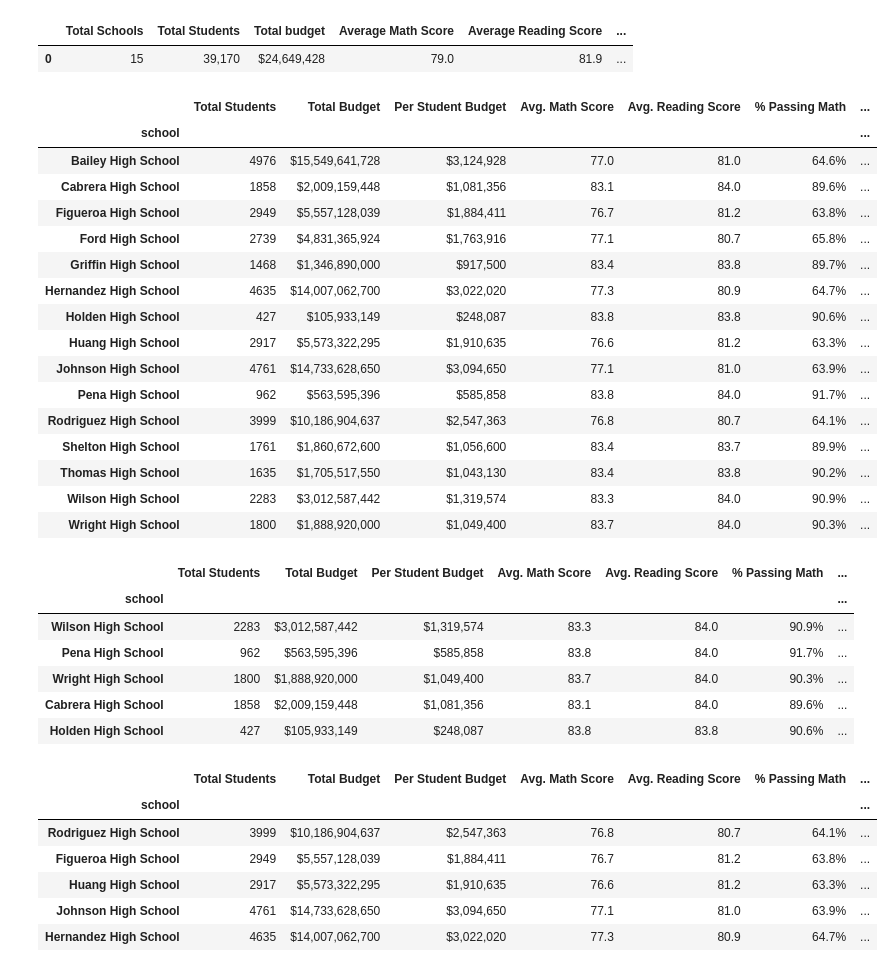
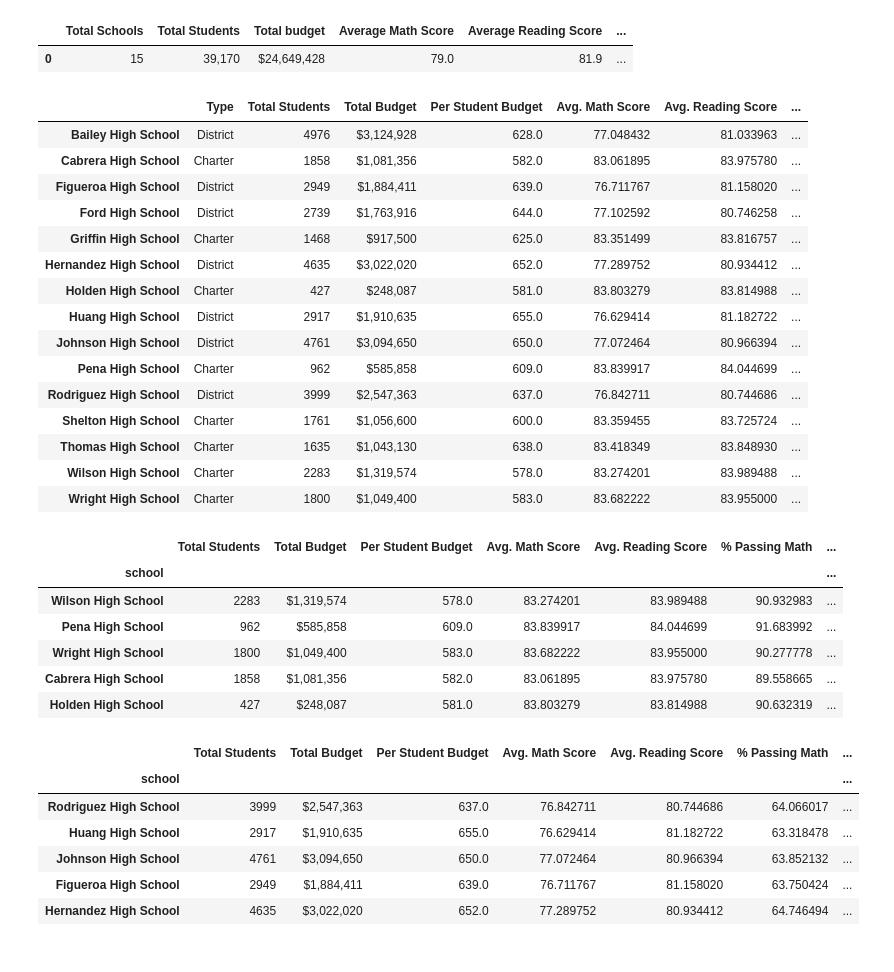
Before and after one commit to Prathamdoshi/School-District-Data-Analytics, a Jupyter notebook: School District Data Analysis.ipynb, the cells around one changed output. Saved outputs shown, nothing was run; the diff lists cells and outputs as text; code cells hidden in the pictures.

```diff
--- a/School District Data Analysis.ipynb
+++ b/School District Data Analysis.ipynb
@@ -86,53 +86,52 @@ district_summary_df
 | 0 | 15 | 39,170 | $24,649,428 | 79.0 | 81.9 | ... |
 # %%
 total_students = district_df.groupby('school').count()['Student ID']
-total_budget = district_df.groupby('school').sum()['budget']
+total_budget = district_df.groupby('school').mean()['budget']
 per_student_budget = total_budget/total_students
 avg_math_score = district_df.groupby('school').mean()['math_score']
 avg_reading_score = district_df.groupby('school').mean()['reading_score']
-percent_passing_math = district_df.loc[district_df['math_score'] >70].groupby('school').count()['math_score'] / school_summary_df['Total Students'] * 100
-percent_passing_reading = district_df.loc[district_df['reading_score'] >70].groupby('school').count()['reading_score'] / school_summary_df['Total Students'] * 100
+percent_passing_math = district_df.loc[district_df['math_score'] >70].groupby('school').count()['math_score'] / total_students * 100
+percent_passing_reading = district_df.loc[district_df['reading_score'] >70].groupby('school').count()['reading_score'] / total_students * 100
 percent_total = (percent_passing_math + percent_passing_reading)/2
-
+school_types = schools_df.set_index(["school"])["type"]
 
 school_summary_df = pd.DataFrame({
+    'Type':school_types,
     'Total Students': total_students,
     'Total Budget': total_budget,
     'Per Student Budget': per_student_budget,
     'Avg. Math Score': avg_math_score,
     'Avg. Reading Score': avg_reading_score,
     '% Passing Math': percent_passing_math,
     '% Passing Reading': percent_passing_reading,
     'Overall Passing Rate': percent_total
 })
 
 school_summary_df['Total Budget'] = school_summary_df['Total Budget'].map(" ${:,.0f}".format)
-school_summary_df['Per Student Budget'] = school_summary_df['Per Student Budget'].map(" ${:,.0f}".format)
-school_summary_df['Avg. Math Score'] = school_summary_df['Avg. Math Score'].map(" {:,.1f}".format)
-school_summary_df['Avg. Reading Score'] = school_summary_df['Avg. Reading Score'].map(" {:,.1f}".format)
-school_summary_df['% Passing Reading'] = school_summary_df['% Passing Reading'].map(" {:,.1f}%".format)
-school_summary_df['% Passing Math'] = school_summary_df['% Passing Math'].map(" {:,.1f}%".format)
-school_summary_df['Overall Passing Rate'] = school_summary_df['Overall Passing Rate'].map(" {:,.1f}%".format)
-
+#school_summary_df['Per Student Budget'] = school_summary_df['Per Student Budget'].map(" ${:,.0f}".format)
+#school_summary_df['Avg. Math Score'] = school_summary_df['Avg. Math Score'].map(" {:,.1f}".format)
+#school_summary_df['Avg. Reading Score'] = school_summary_df['Avg. Reading Score'].map(" {:,.1f}".format)
+# school_summary_df['% Passing Reading'] = school_summary_df['% Passing Reading'].map(" {:,.1f}%".format)
+# school_summary_df['% Passing Math'] = school_summary_df['% Passing Math'].map(" {:,.1f}%".format)
+# school_summary_df['Overall Passing Rate'] = school_summary_df['Overall Passing Rate'].map(" {:,.1f}%".format)
 school_summary_df
 # %% [output]
-|  | Total Students | Total Budget | Per Student Budget | Avg. Math Score | Avg. Reading Score | % Passing Math | ... |
-| school |  |  |  |  |  |  | ... |
-| Bailey High School | 4976 | $15,549,641,728 | $3,124,928 | 77.0 | 81.0 | 64.6% | ... |
-| Cabrera High School | 1858 | $2,009,159,448 | $1,081,356 | 83.1 | 84.0 | 89.6% | ... |
-| Figueroa High School | 2949 | $5,557,128,039 | $1,884,411 | 76.7 | 81.2 | 63.8% | ... |
-| Ford High School | 2739 | $4,831,365,924 | $1,763,916 | 77.1 | 80.7 | 65.8% | ... |
-| Griffin High School | 1468 | $1,346,890,000 | $917,500 | 83.4 | 83.8 | 89.7% | ... |
-| Hernandez High School | 4635 | $14,007,062,700 | $3,022,020 | 77.3 | 80.9 | 64.7% | ... |
-| Holden High School | 427 | $105,933,149 | $248,087 | 83.8 | 83.8 | 90.6% | ... |
-| Huang High School | 2917 | $5,573,322,295 | $1,910,635 | 76.6 | 81.2 | 63.3% | ... |
-| Johnson High School | 4761 | $14,733,628,650 | $3,094,650 | 77.1 | 81.0 | 63.9% | ... |
-| Pena High School | 962 | $563,595,396 | $585,858 | 83.8 | 84.0 | 91.7% | ... |
-| Rodriguez High School | 3999 | $10,186,904,637 | $2,547,363 | 76.8 | 80.7 | 64.1% | ... |
-| Shelton High School | 1761 | $1,860,672,600 | $1,056,600 | 83.4 | 83.7 | 89.9% | ... |
-| Thomas High School | 1635 | $1,705,517,550 | $1,043,130 | 83.4 | 83.8 | 90.2% | ... |
-| Wilson High School | 2283 | $3,012,587,442 | $1,319,574 | 83.3 | 84.0 | 90.9% | ... |
-| Wright High School | 1800 | $1,888,920,000 | $1,049,400 | 83.7 | 84.0 | 90.3% | ... |
+|  | Type | Total Students | Total Budget | Per Student Budget | Avg. Math Score | Avg. Reading Score | ... |
+| Bailey High School | District | 4976 | $3,124,928 | 628.0 | 77.048432 | 81.033963 | ... |
+| Cabrera High School | Charter | 1858 | $1,081,356 | 582.0 | 83.061895 | 83.975780 | ... |
+| Figueroa High School | District | 2949 | $1,884,411 | 639.0 | 76.711767 | 81.158020 | ... |
+| Ford High School | District | 2739 | $1,763,916 | 644.0 | 77.102592 | 80.746258 | ... |
+| Griffin High School | Charter | 1468 | $917,500 | 625.0 | 83.351499 | 83.816757 | ... |
+| Hernandez High School | District | 4635 | $3,022,020 | 652.0 | 77.289752 | 80.934412 | ... |
+| Holden High School | Charter | 427 | $248,087 | 581.0 | 83.803279 | 83.814988 | ... |
+| Huang High School | District | 2917 | $1,910,635 | 655.0 | 76.629414 | 81.182722 | ... |
+| Johnson High School | District | 4761 | $3,094,650 | 650.0 | 77.072464 | 80.966394 | ... |
+| Pena High School | Charter | 962 | $585,858 | 609.0 | 83.839917 | 84.044699 | ... |
+| Rodriguez High School | District | 3999 | $2,547,363 | 637.0 | 76.842711 | 80.744686 | ... |
+| Shelton High School | Charter | 1761 | $1,056,600 | 600.0 | 83.359455 | 83.725724 | ... |
+| Thomas High School | Charter | 1635 | $1,043,130 | 638.0 | 83.418349 | 83.848930 | ... |
+| Wilson High School | Charter | 2283 | $1,319,574 | 578.0 | 83.274201 | 83.989488 | ... |
+| Wright High School | Charter | 1800 | $1,049,400 | 583.0 | 83.682222 | 83.955000 | ... |
 # %%
 # Top performing school
 school_summary_df = school_summary_df.sort_values('Overall Passing Rate',ascending=False)
@@ -140,11 +139,11 @@ school_summary_df.head()
 # %% [output]
 |  | Total Students | Total Budget | Per Student Budget | Avg. Math Score | Avg. Reading Score | % Passing Math | ... |
 | school |  |  |  |  |  |  | ... |
-| Wilson High School | 2283 | $3,012,587,442 | $1,319,574 | 83.3 | 84.0 | 90.9% | ... |
-| Pena High School | 962 | $563,595,396 | $585,858 | 83.8 | 84.0 | 91.7% | ... |
-| Wright High School | 1800 | $1,888,920,000 | $1,049,400 | 83.7 | 84.0 | 90.3% | ... |
-| Cabrera High School | 1858 | $2,009,159,448 | $1,081,356 | 83.1 | 84.0 | 89.6% | ... |
-| Holden High School | 427 | $105,933,149 | $248,087 | 83.8 | 83.8 | 90.6% | ... |
+| Wilson High School | 2283 | $1,319,574 | 578.0 | 83.274201 | 83.989488 | 90.932983 | ... |
+| Pena High School | 962 | $585,858 | 609.0 | 83.839917 | 84.044699 | 91.683992 | ... |
+| Wright High School | 1800 | $1,049,400 | 583.0 | 83.682222 | 83.955000 | 90.277778 | ... |
+| Cabrera High School | 1858 | $1,081,356 | 582.0 | 83.061895 | 83.975780 | 89.558665 | ... |
+| Holden High School | 427 | $248,087 | 581.0 | 83.803279 | 83.814988 | 90.632319 | ... |
 # %%
 # Bottom performing school
 school_summary_df = school_summary_df.sort_values('Overall Passing Rate',ascending=True)
@@ -152,8 +151,8 @@ school_summary_df.head()
 # %% [output]
 |  | Total Students | Total Budget | Per Student Budget | Avg. Math Score | Avg. Reading Score | % Passing Math | ... |
 | school |  |  |  |  |  |  | ... |
-| Rodriguez High School | 3999 | $10,186,904,637 | $2,547,363 | 76.8 | 80.7 | 64.1% | ... |
-| Figueroa High School | 2949 | $5,557,128,039 | $1,884,411 | 76.7 | 81.2 | 63.8% | ... |
-| Huang High School | 2917 | $5,573,322,295 | $1,910,635 | 76.6 | 81.2 | 63.3% | ... |
-| Johnson High School | 4761 | $14,733,628,650 | $3,094,650 | 77.1 | 81.0 | 63.9% | ... |
-| Hernandez High School | 4635 | $14,007,062,700 | $3,022,020 | 77.3 | 80.9 | 64.7% | ... |
+| Rodriguez High School | 3999 | $2,547,363 | 637.0 | 76.842711 | 80.744686 | 64.066017 | ... |
+| Huang High School | 2917 | $1,910,635 | 655.0 | 76.629414 | 81.182722 | 63.318478 | ... |
+| Johnson High School | 4761 | $3,094,650 | 650.0 | 77.072464 | 80.966394 | 63.852132 | ... |
+| Figueroa High School | 2949 | $1,884,411 | 639.0 | 76.711767 | 81.158020 | 63.750424 | ... |
+| Hernandez High School | 4635 | $3,022,020 | 652.0 | 77.289752 | 80.934412 | 64.746494 | ... |
```
Also changed, not shown: parts of 7 cells of this notebook.
